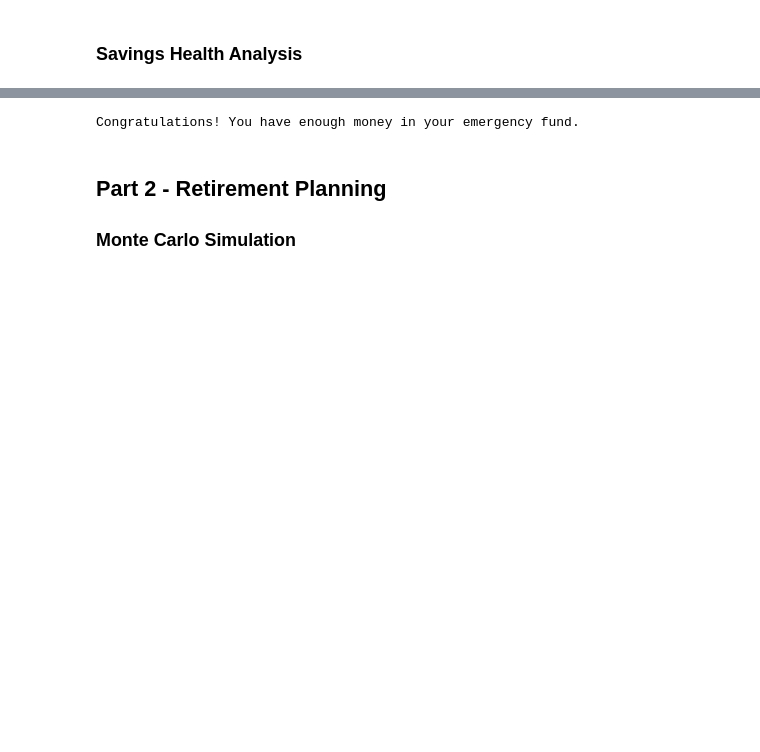
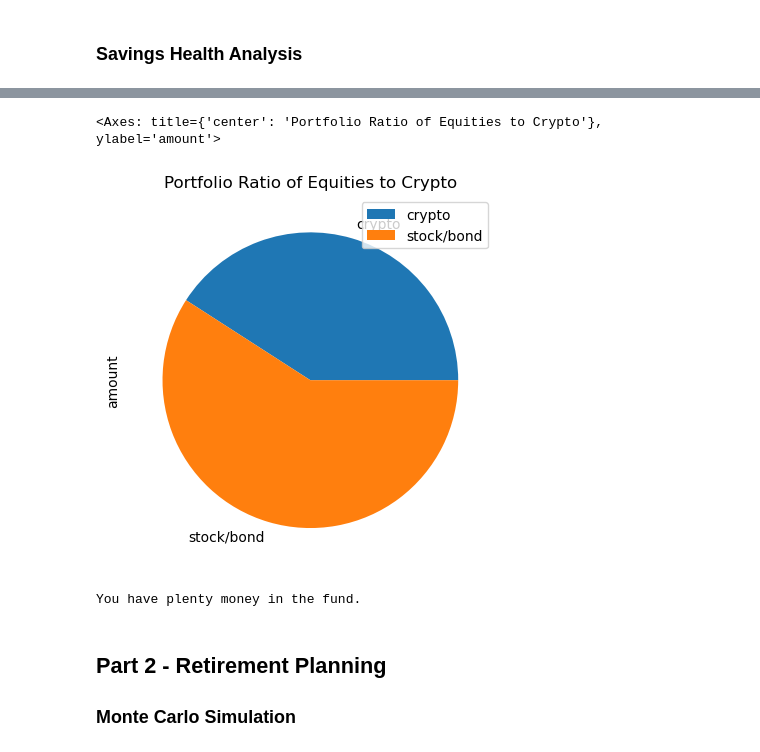
Before and after one commit to MontgomeryG/python-homework, a Jupyter notebook: Module 5 Challenge/Starter_Code/financial-planner.ipynb, the cells around one changed output, grey strips where cells are left out. Saved outputs shown, nothing was run; the diff lists cells and outputs as text; code cells hidden in the pictures; blank space fills up the shorter version.

```diff
--- a/Module 5 Challenge/Starter_Code/financial-planner.ipynb
+++ b/Module 5 Challenge/Starter_Code/financial-planner.ipynb
@@ -181,17 +181,20 @@ The total value of your stock and bonds is $64730.90
 # Set monthly household income
 monthly_income = 12000
 
+
+# Consolidate financial assets data
+
 #Create a Python list named savings_data that has two elements. The first element contains the total value of the cryptocurrency wallet. The second element contains the total value of the stock and bond portions of the portfolio.
-savings_data = []
+savings_data = [crypto_portfolio_value, stock_bond_portfolio_value]
+
+df_columns = ['amount']
+
+my_index = ['crypto', 'stock/bond']
+
+# Create savings DataFrame
+savings_df = pd.DataFrame(savings_data, columns=df_columns, index=my_index)
 
 
-
-# Consolidate financial assets data
-# YOUR CODE HERE!
-
-# Create savings DataFrame
-# YOUR CODE HERE!
-
 # Display savings DataFrame
-display(df_savings)
+display(savings_df)
 # %% [output]
@@ -205,14 +204,28 @@ NameError: name 'df_savings' is not defined
-# %%
-# Set ideal emergency fund
-emergency_fund = monthly_income * 3
-
-# Calculate total amount of savings
-# YOUR CODE HERE!
-
-# Validate saving health
-# YOUR CODE HERE!
-# %% [output]
-Congratulations! You have enough money in your emergency fund.
+# %%
+# Plot savings pie chart
+savings_df.plot.pie(y='amount', title ="Portfolio Ratio of Equities to Crypto")
+# %% [output]
+<Axes: title={'center': 'Portfolio Ratio of Equities to Crypto'}, ylabel='amount'>
+[figure, added]
+# %%
+# Set ideal emergency fund
+emergency_fund = monthly_income * 3
+
+# Calculate total amount of savings
+total_savings = savings_df['amount'].sum()
+
+discrepancy = emergency_fund - total_savings
+
+# Validate saving health
+
+if total_savings > emergency_fund:
+    print(f"You have plenty money in the fund.")
+elif total_savings == emergency_fund:
+    print(f"Congratulations on reaching this important financial goal!")
+else:
+    print(f"You are {discrepancy} away from reaching this important financial goal.")
+# %% [output]
+You have plenty money in the fund.
 # %% [markdown]
 ## Part 2 - Retirement Planning
 
```
Also changed, not shown: parts of 2 cells of this notebook.
